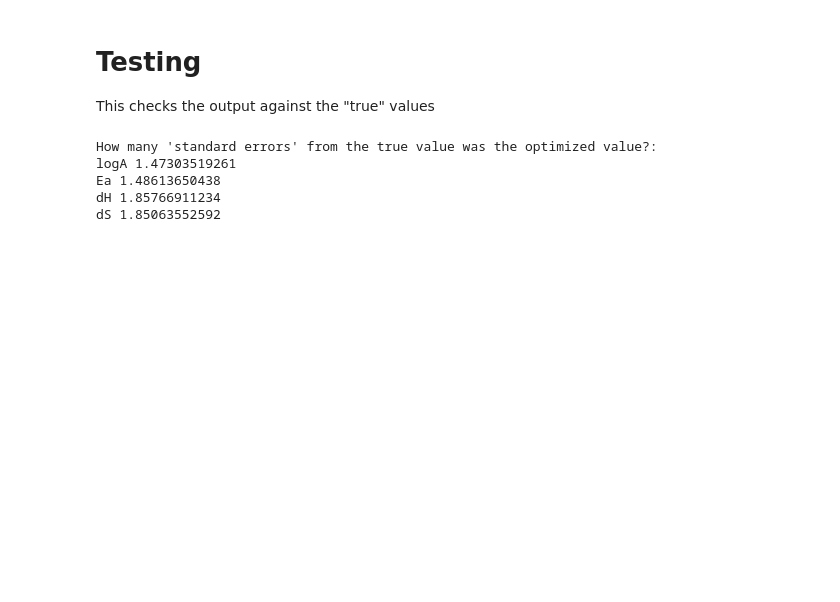
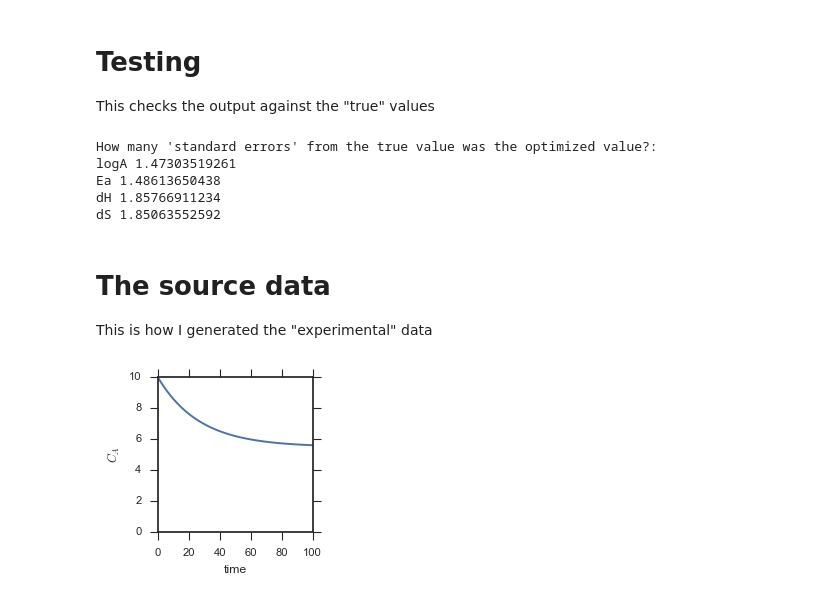
Before and after one commit to dbaugher/regression, a Jupyter notebook: FittingExercise.ipynb, the cells around one changed output. Drawn from its saved outputs; the diff is of its cells as text; code cells hidden in the pictures; blank space fills up the shorter version.

Commit message:
Added the original data generation

```diff
--- a/FittingExercise.ipynb
+++ b/FittingExercise.ipynb
@@ -250,3 +250,50 @@ logA 1.47303519261
 Ea 1.48613650438
 dH 1.85766911234
 dS 1.85063552592
+# %% [markdown]
+# The source data
+This is how I generated the "experimental" data
+# %%
+true_params = ParameterSet(6.9, # logA in mol/L/s
+                49., # Ea kJ/mol
+                -13., # ∆H kJ/mol
+                -42.# ∆S J/mol/K
+                )
+
+
+def source_model(logA = true_params[0], # mol/L/s
+          Ea = true_params[1],  # kJ/mol
+          dH = true_params[2],  # kJ/mol
+          dS = true_params[3],  # J/mol/K
+          T = 298.,   # K
+          cA_start = 10., # mol/L
+          end_time = 100., # s
+          plot = False,
+          times = None,
+         ):
+
+    R = 8.314 # J/mol/K
+    kf = 10**logA * np.exp(-Ea*1e3 / (R * T))
+    dG = dH*1e3 - T * dS # J/mol
+    Ka = np.exp(-dG / (R * T))
+    Kc = Ka # ideal solution, unit activity is 1 M
+    kr = kf / Kc
+
+    if times is None:
+        times = np.linspace(0,end_time)
+    assert times[0]==0, "Initial value problem needs to have t=0 at start"
+    def dcAdt(cA, t):
+        cB = cA_start - cA
+        return kf * cB - kr * cA
+    result = scipy.integrate.odeint(dcAdt, cA_start, times)
+    result = result.T
+    if plot:
+        plt.plot(times, result[0])
+        plt.ylim(0,)
+        plt.ylabel('$C_A$')
+        plt.xlabel('time')
+    return times, result.T
+
+times, result = source_model(plot=True)
+# %% [output]
+[figure, added]
```
Also changed, not shown: parts of 3 cells of this notebook, 2 other files.
